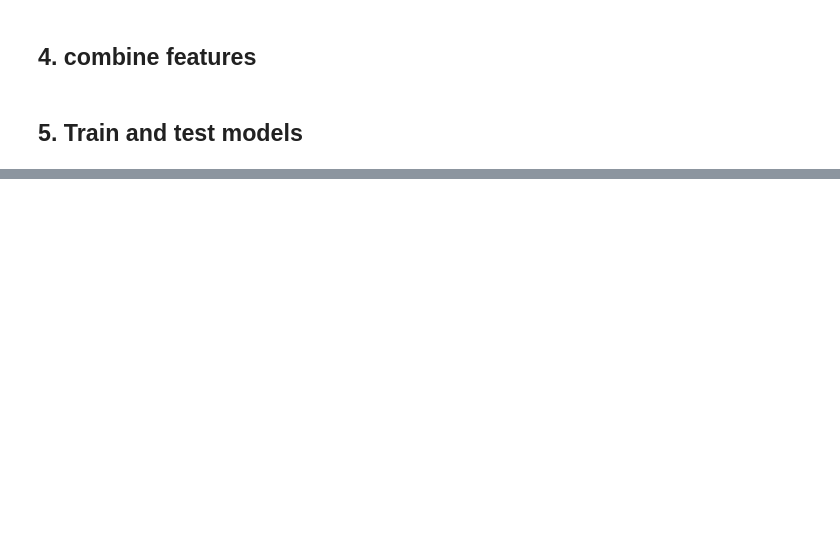
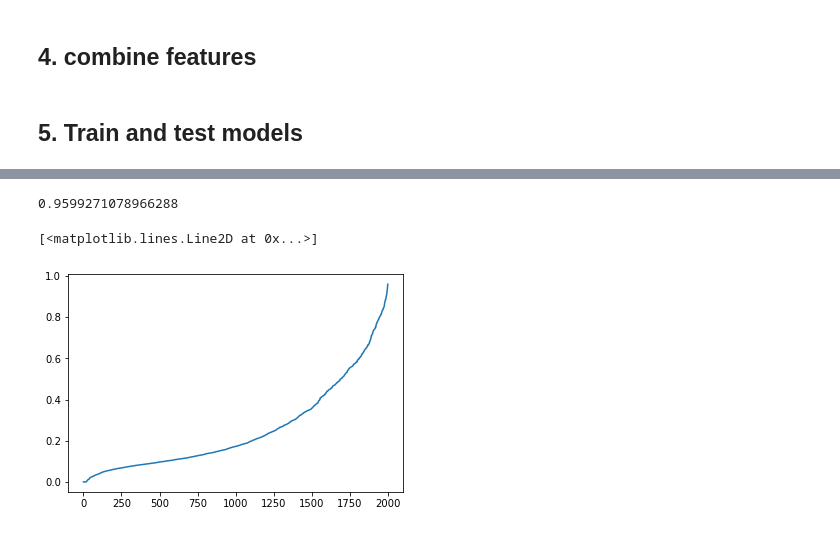
Before and after one commit to karunmatthew/SML_Proj1, a Jupyter notebook: harry/SML_proj1_harry.ipynb, the cells around one changed output, grey strips where cells are left out. Cells and saved outputs as stored; diff of their text form; code cells hidden in the pictures; blank space fills up the shorter version.

```diff
--- a/harry/SML_proj1_harry.ipynb
+++ b/harry/SML_proj1_harry.ipynb
@@ -266,0 +257,3 @@ result.to_csv('Logistics.csv', sep=',', index=False)
+# %%
+submission = pd.read_csv('sample300_10000.csv', sep=',', header=[0])
+submission
@@ -266,0 +274,10 @@ result.to_csv('Logistics.csv', sep=',', index=False)
+# %%
+scores = submission['Predicted'].to_list()
+print(max(scores))
+# %% [output]
+0.9599271078966288
+# %%
+plt.plot(sorted(scores))
+# %% [output]
+[<matplotlib.lines.Line2D at 0x...>]
+[figure, added]
```
Also changed, not shown: parts of 18 cells of this notebook, 1 other file.
